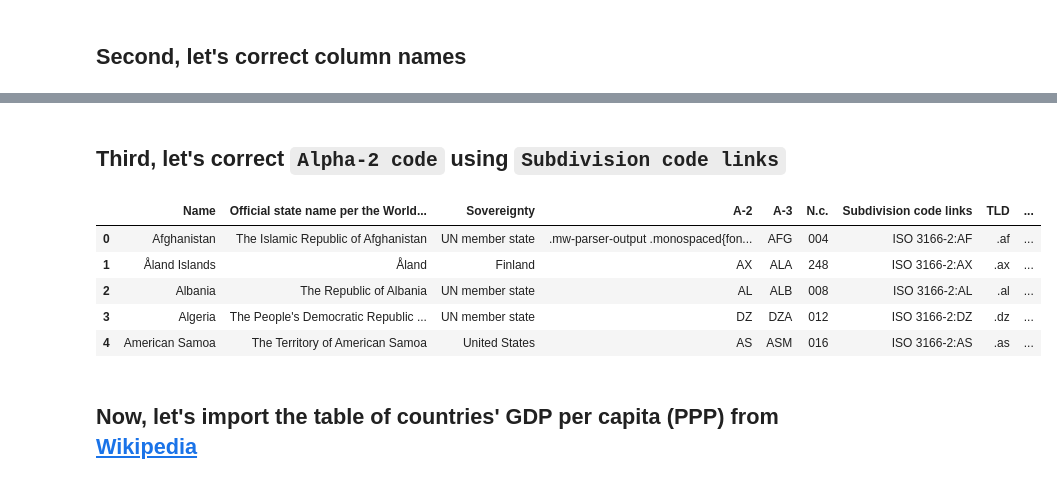
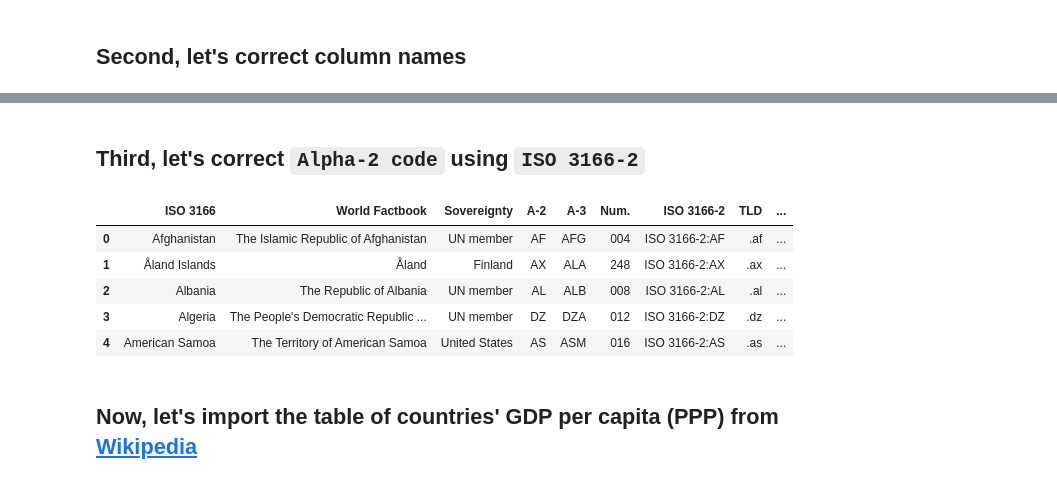
Before and after one commit to SMU-Econ-Growth/EconGrowthUG-Notebooks, a Jupyter notebook: Intro-Data-Analysis-Pandas.ipynb, the cells around one changed output, grey strips where cells are left out. Saved outputs shown, nothing was run; the diff lists cells and outputs as text; code cells hidden in the pictures.

```diff
--- a/Intro-Data-Analysis-Pandas.ipynb
+++ b/Intro-Data-Analysis-Pandas.ipynb
@@ -834,16 +834,16 @@ isocodes.head()
 | 4 | American Samoa | The Territory of American Samoa | United States | AS | ASM | 016 | ISO 3166-2:AS | .as |
 # %% [markdown]
-## Third, let's correct `Alpha-2 code` using `Subdivision code links`
+## Third, let's correct `Alpha-2 code` using `ISO 3166-2`
 # %%
 isocodes['Alpha-2 code original'] = isocodes['A-2']
-isocodes['Alpha-2 code'] = isocodes['Subdivision code links'].apply(lambda x: x[x.find(':')+1:])
+isocodes['Alpha-2 code'] = isocodes['ISO 3166-2'].apply(lambda x: x[x.find(':')+1:])
 isocodes.head()
 # %% [output]
-|  | Name | Official state name per the World... | Sovereignty | A-2 | A-3 | N.c. | Subdivision code links | TLD | ... |
-| 0 | Afghanistan | The Islamic Republic of Afghanistan | UN member state | .mw-parser-output .monospaced{fon... | AFG | 004 | ISO 3166-2:AF | .af | ... |
+|  | ISO 3166 | World Factbook | Sovereignty | A-2 | A-3 | Num. | ISO 3166-2 | TLD | ... |
+| 0 | Afghanistan | The Islamic Republic of Afghanistan | UN member | AF | AFG | 004 | ISO 3166-2:AF | .af | ... |
 | 1 | Åland Islands | Åland | Finland | AX | ALA | 248 | ISO 3166-2:AX | .ax | ... |
-| 2 | Albania | The Republic of Albania | UN member state | AL | ALB | 008 | ISO 3166-2:AL | .al | ... |
-| 3 | Algeria | The People's Democratic Republic ... | UN member state | DZ | DZA | 012 | ISO 3166-2:DZ | .dz | ... |
+| 2 | Albania | The Republic of Albania | UN member | AL | ALB | 008 | ISO 3166-2:AL | .al | ... |
+| 3 | Algeria | The People's Democratic Republic ... | UN member | DZ | DZA | 012 | ISO 3166-2:DZ | .dz | ... |
 | 4 | American Samoa | The Territory of American Samoa | United States | AS | ASM | 016 | ISO 3166-2:AS | .as | ... |
 # %% [markdown]
 ## Now, let's import the table of countries' GDP per capita (PPP) from [Wikipedia](https://en.wikipedia.org/wiki/List_of_countries_by_GDP_(PPP)_per_capita)
```
Also changed, not shown: parts of 19 cells of this notebook, 7 other files.
